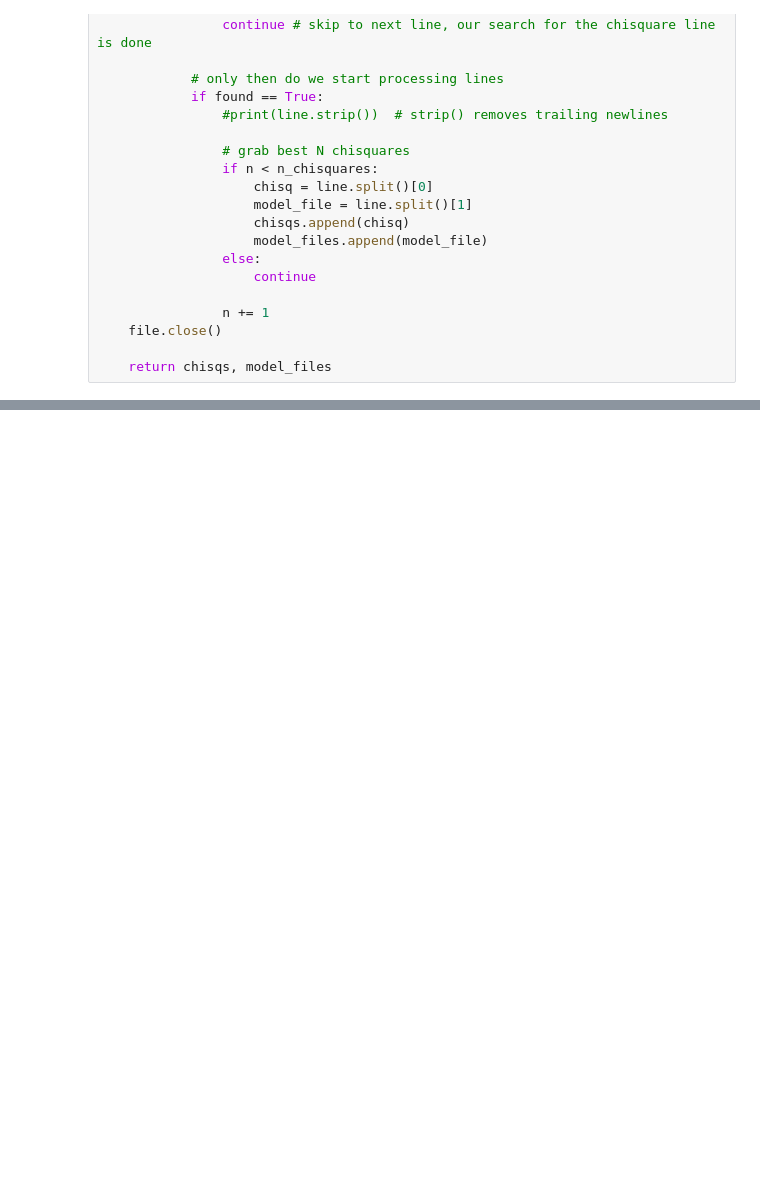
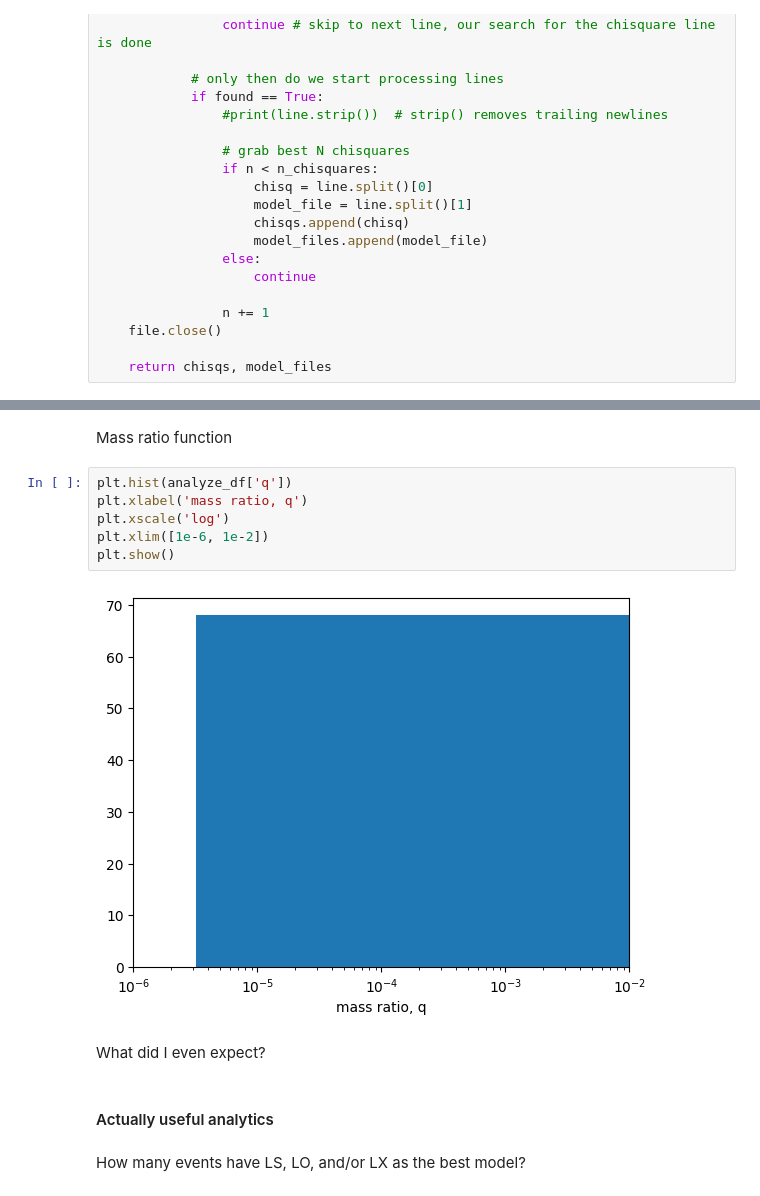
Before and after one commit to exoclam/birp, a Jupyter notebook: analyze-events.ipynb, the cells around one changed output, grey strips where cells are left out. Cells and saved outputs as stored; diff of their text form; blank space fills up the shorter version.

```diff
--- a/analyze-events.ipynb
+++ b/analyze-events.ipynb
@@ -140,0 +262,16 @@ analyze_df
+# %% [markdown]
+Mass ratio function
+# %%
+plt.hist(analyze_df['q'])
+plt.xlabel('mass ratio, q')
+plt.xscale('log')
+plt.xlim([1e-6, 1e-2])
+plt.show()
+# %% [output]
+[figure, added]
+# %% [markdown]
+What did I even expect?
+# %% [markdown]
+#### Actually useful analytics
+# %% [markdown]
+How many events have LS, LO, and/or LX as the best model?
```
Also changed, not shown: parts of 7 cells of this notebook.
